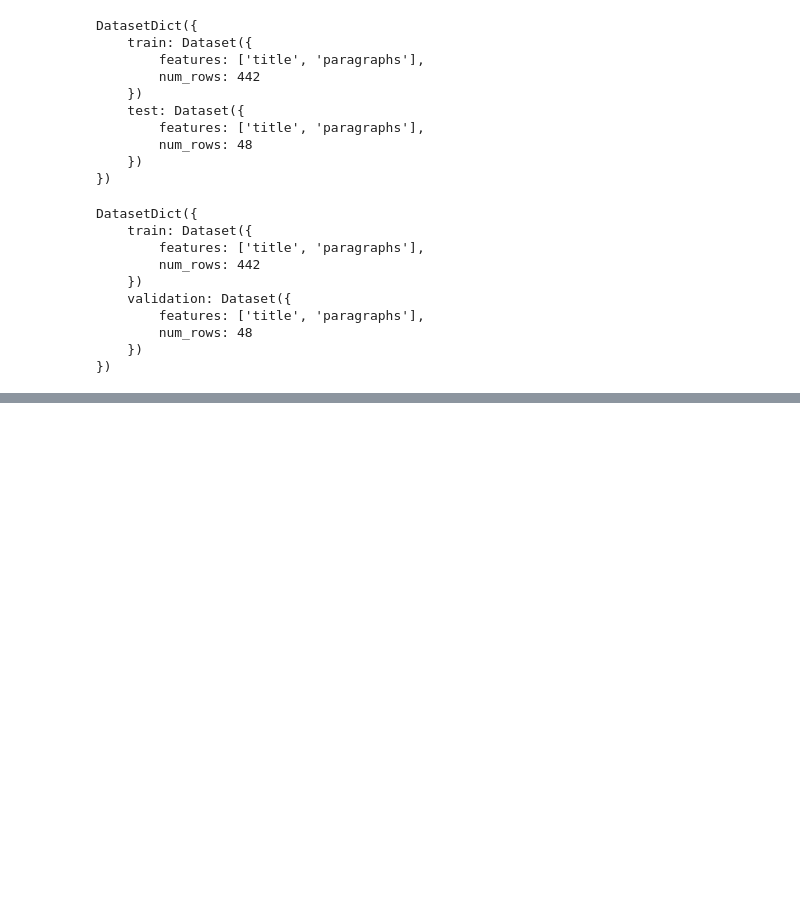
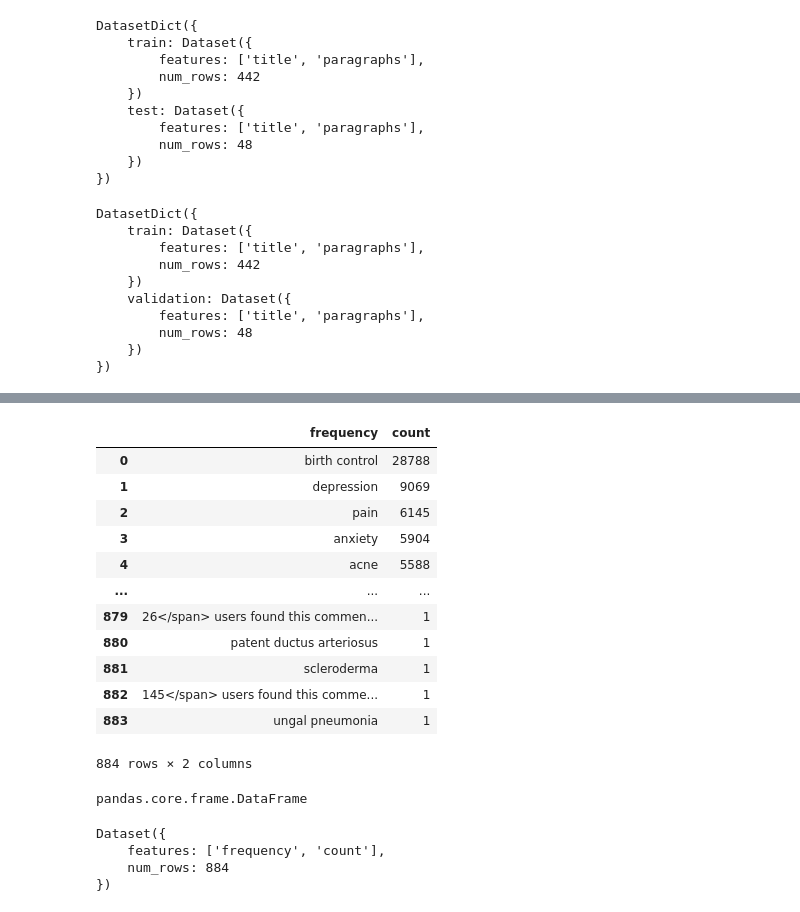
Before and after one commit to tensor-polinomics/hf_llm, a Jupyter notebook: notebooks/ch5a.ipynb, the cells around one changed output, grey strips where cells are left out. Saved outputs shown, nothing was run; the diff lists cells and outputs as text; code cells hidden in the pictures; blank space fills up the shorter version.

```diff
--- a/notebooks/ch5a.ipynb
+++ b/notebooks/ch5a.ipynb
@@ -62,0 +325,35 @@ DatasetDict({
+# %%
+frequencies = (
+    train_df["condition"]
+    .value_counts()
+    .reset_index()
+    .rename(columns={"index": "condition", "condition": "frequency"})
+)
+frequencies
+# %% [output]
+|  | frequency | count |
+| 0 | birth control | 28788 |
+| 1 | depression | 9069 |
+| 2 | pain | 6145 |
+| 3 | anxiety | 5904 |
+| 4 | acne | 5588 |
+| ... | ... | ... |
+| 879 | 26</span> users found this commen... | 1 |
+| 880 | patent ductus arteriosus | 1 |
+| 881 | scleroderma | 1 |
+| 882 | 145</span> users found this comme... | 1 |
+| 883 | ungal pneumonia | 1 |
+884 rows × 2 columns
+# %%
+type(frequencies)
+# %% [output]
+pandas.core.frame.DataFrame
+# %%
+from datasets import Dataset
+freq_dataset = Dataset.from_pandas(frequencies)
+freq_dataset
+# %% [output]
+Dataset({
+    features: ['frequency', 'count'],
+    num_rows: 884
+})
```
Also changed, not shown: parts of 31 cells of this notebook, 3 other files.
